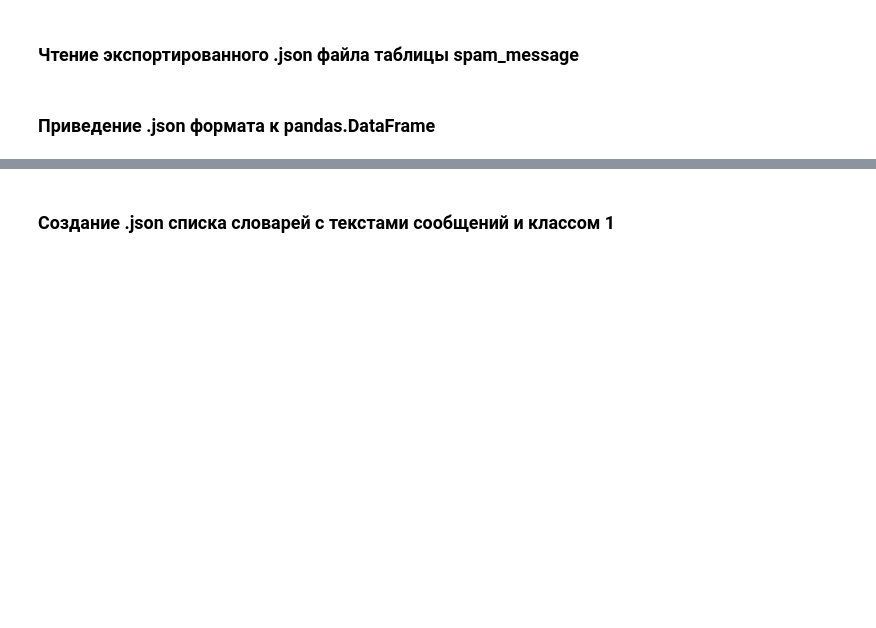
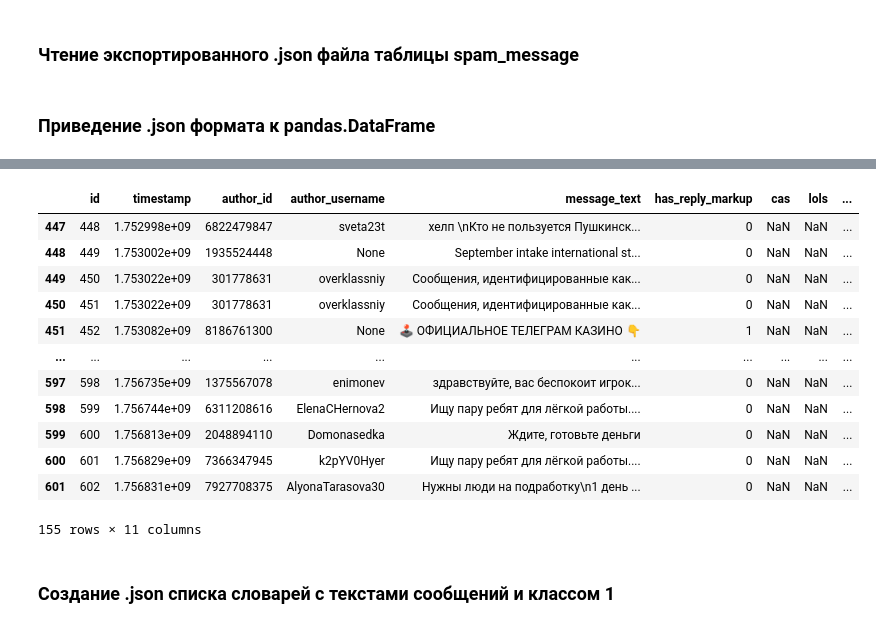
Before and after one commit to overklassniy/STANKIN_AntiSpam_Bot, a Jupyter notebook: ipynb/6. Обработка таблицы spam_message.ipynb, the cells around one changed output, grey strips where cells are left out. Drawn from its saved outputs; the diff is of its cells as text; code cells hidden in the pictures; blank space fills up the shorter version.

```diff
--- a/ipynb/6. Обработка таблицы spam_message.ipynb
+++ b/ipynb/6. Обработка таблицы spam_message.ipynb
@@ -40,3 +48,19 @@ df
+# %%
+df_filtered
+# %% [output]
+|  | id | timestamp | author_id | author_username | message_text | has_reply_markup | cas | lols | ... |
+| 447 | 448 | 1.752998e+09 | 6822479847 | sveta23t | хелп \nКто не пользуется Пyшкинcк... | 0 | NaN | NaN | ... |
+| 448 | 449 | 1.753002e+09 | 1935524448 | None | September intake international st... | 0 | NaN | NaN | ... |
+| 449 | 450 | 1.753022e+09 | 301778631 | overklassniy | Сообщения, идентифицированные как... | 0 | NaN | NaN | ... |
+| 450 | 451 | 1.753022e+09 | 301778631 | overklassniy | Сообщения, идентифицированные как... | 0 | NaN | NaN | ... |
+| 451 | 452 | 1.753082e+09 | 8186761300 | None | 🕹️ ОФИЦИАЛЬНОЕ ТЕЛЕГРАМ КАЗИНО 👇 | 1 | NaN | NaN | ... |
+| ... | ... | ... | ... | ... | ... | ... | ... | ... | ... |
+| 597 | 598 | 1.756735e+09 | 1375567078 | enimonev | здравствуйте, вас беспокоит игрок... | 0 | NaN | NaN | ... |
+| 598 | 599 | 1.756744e+09 | 6311208616 | ElenaCHernova2 | Ищу пару ребят для лёгкой работы.... | 0 | NaN | NaN | ... |
+| 599 | 600 | 1.756813e+09 | 2048894110 | Domonasedka | Ждите, готовьте деньги | 0 | NaN | NaN | ... |
+| 600 | 601 | 1.756829e+09 | 7366347945 | k2pYV0Hyer | Ищу пару ребят для лёгкой работы.... | 0 | NaN | NaN | ... |
+| 601 | 602 | 1.756831e+09 | 7927708375 | AlyonaTarasova30 | Нужны люди на подработку\n1 день ... | 0 | NaN | NaN | ... |
+155 rows × 11 columns
 # %% [markdown]
 ### Создание .json списка словарей с текстами сообщений и классом 1
 # %%
```
Also changed, not shown: parts of 9 cells of this notebook, 5 other files.
